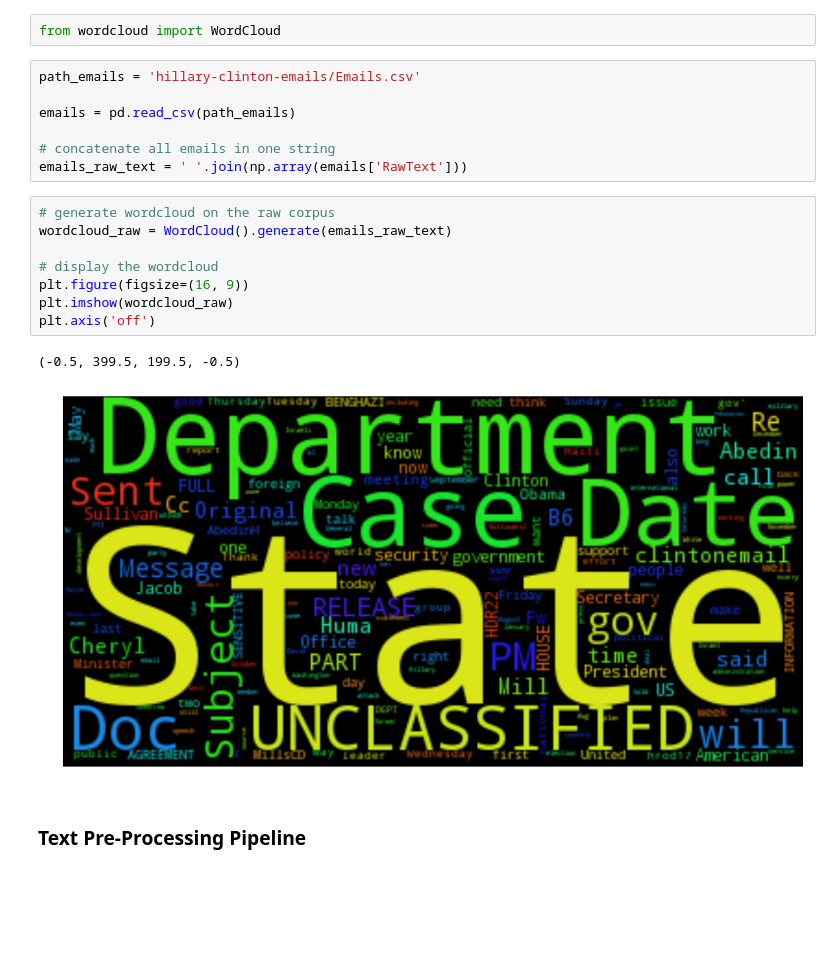
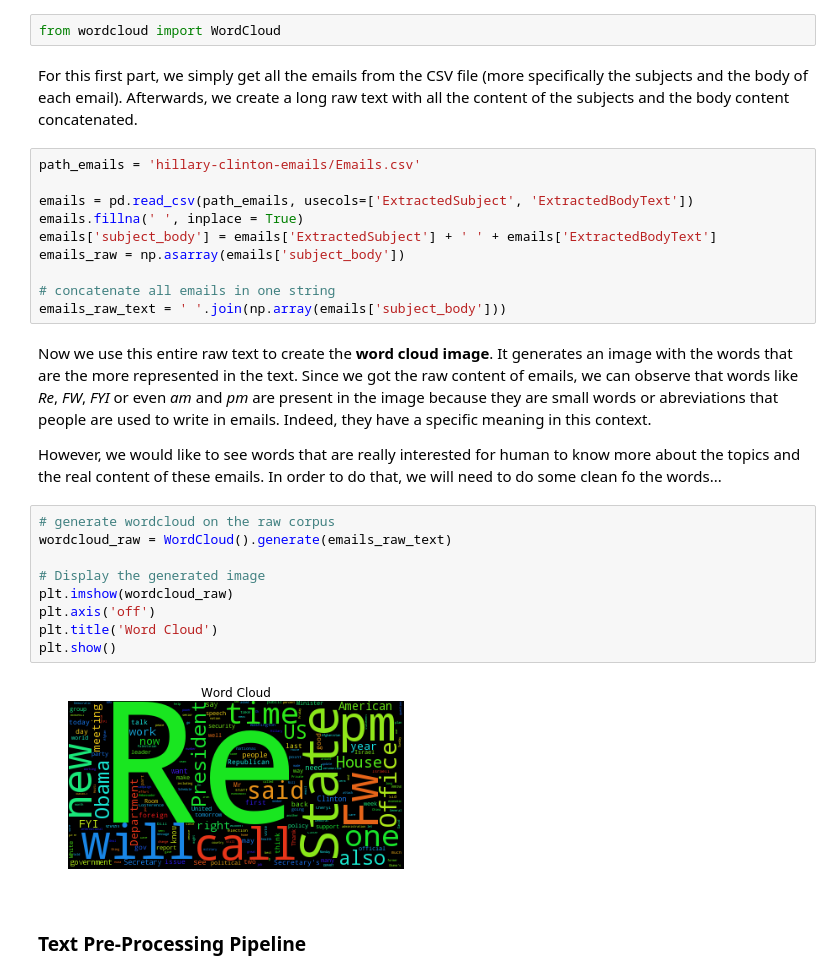
Before and after one commit to Symsystem/adaepflHomework, a Jupyter notebook: 05 - Taming Text/Ex01 - Taming Text.ipynb, the cells around one changed output. Saved outputs shown, nothing was run; the diff lists cells and outputs as text; blank space fills up the shorter version.

```diff
--- a/05 - Taming Text/Ex01 - Taming Text.ipynb
+++ b/05 - Taming Text/Ex01 - Taming Text.ipynb
@@ -10,24 +10,35 @@ import matplotlib.pyplot as plt
 ## Generating a Wordcloud
 # %%
 from wordcloud import WordCloud
+# %% [markdown]
+For this first part, we simply get all the emails from the CSV file (more specifically the subjects and the body of each email). Afterwards, we create a long raw text with all the content of the subjects and the body content concatenated.
 # %%
 path_emails = 'hillary-clinton-emails/Emails.csv'
 
-emails = pd.read_csv(path_emails)
+emails = pd.read_csv(path_emails, usecols=['ExtractedSubject', 'ExtractedBodyText'])
+emails.fillna(' ', inplace = True)
+emails['subject_body'] = emails['ExtractedSubject'] + ' ' + emails['ExtractedBodyText']
+emails_raw = np.asarray(emails['subject_body'])
 
 # concatenate all emails in one string
-emails_raw_text = ' '.join(np.array(emails['RawText']))
+emails_raw_text = ' '.join(np.array(emails['subject_body']))
+# %% [markdown]
+Now we use this entire raw text to create the **word cloud image**. It generates an image with the words that are the more represented in the text.
+Since we got the raw content of emails, we can observe that words like *Re*, *FW*, *FYI* or even *am* and *pm* are present in the image because they are small words or abreviations that people are used to write in emails. Indeed, they have a specific meaning in this context.
+
+However, we would like to see words that are really interested for human to know more about the topics and the real content of these emails.
+In order to do that, we will need to do some clean fo the words...
 # %%
 # generate wordcloud on the raw corpus
 wordcloud_raw = WordCloud().generate(emails_raw_text)
 
-# display the wordcloud
-plt.figure(figsize=(16, 9))
+# Display the generated image
 plt.imshow(wordcloud_raw)
 plt.axis('off')
+plt.title('Word Cloud')
+plt.show()
 # %% [output]
-(-0.5, 399.5, 199.5, -0.5)
-[figure, old version]
+[figure, new version]
 # %% [markdown]
 ### Text Pre-Processing Pipeline
 # %%
```
Also changed, not shown: parts of 8 cells of this notebook, 2 other files.
